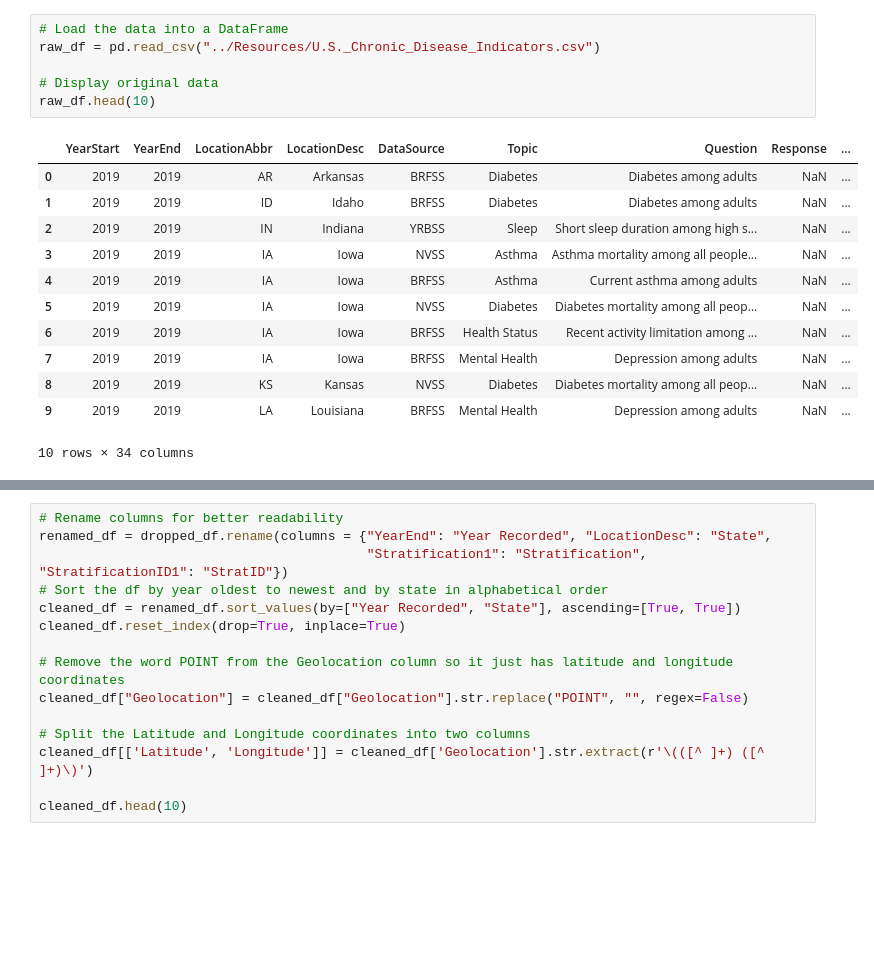
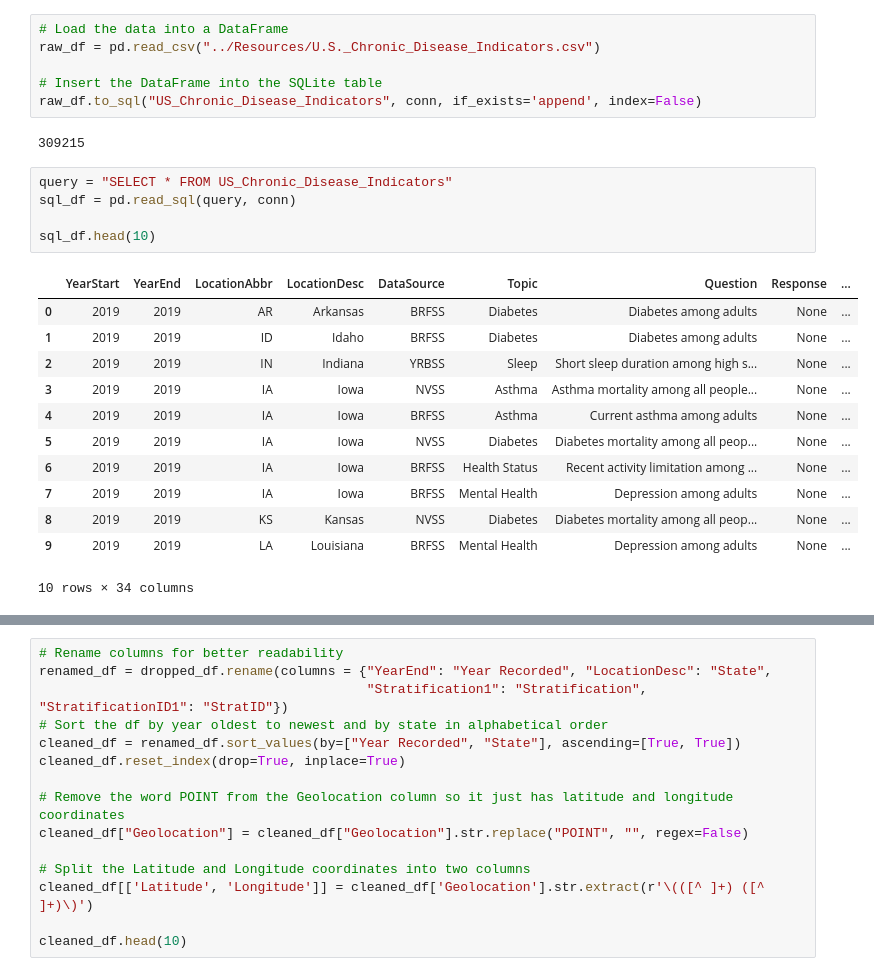
Before and after one commit to DWallace740/project3team11, a Jupyter notebook: Individual Notebooks/Avery_Javier_analysis_notebook.ipynb, the cells around one changed output, grey strips where cells are left out. Drawn from its saved outputs; the diff is of its cells as text; blank space fills up the shorter version.

```diff
--- a/Individual Notebooks/Avery_Javier_analysis_notebook.ipynb
+++ b/Individual Notebooks/Avery_Javier_analysis_notebook.ipynb
@@ -8,18 +67,25 @@ import pandas as pd
 # Load the data into a DataFrame
 raw_df = pd.read_csv("../Resources/U.S._Chronic_Disease_Indicators.csv")
 
-# Display original data
-raw_df.head(10)
+# Insert the DataFrame into the SQLite table
+raw_df.to_sql("US_Chronic_Disease_Indicators", conn, if_exists='append', index=False)
 # %% [output]
-|  | YearStart | YearEnd | LocationAbbr | LocationDesc | DataSource | Topic | Question | Response | ... |
-| 0 | 2019 | 2019 | AR | Arkansas | BRFSS | Diabetes | Diabetes among adults | NaN | ... |
-| 1 | 2019 | 2019 | ID | Idaho | BRFSS | Diabetes | Diabetes among adults | NaN | ... |
-| 2 | 2019 | 2019 | IN | Indiana | YRBSS | Sleep | Short sleep duration among high s... | NaN | ... |
-| 3 | 2019 | 2019 | IA | Iowa | NVSS | Asthma | Asthma mortality among all people... | NaN | ... |
-| 4 | 2019 | 2019 | IA | Iowa | BRFSS | Asthma | Current asthma among adults | NaN | ... |
-| 5 | 2019 | 2019 | IA | Iowa | NVSS | Diabetes | Diabetes mortality among all peop... | NaN | ... |
-| 6 | 2019 | 2019 | IA | Iowa | BRFSS | Health Status | Recent activity limitation among ... | NaN | ... |
-| 7 | 2019 | 2019 | IA | Iowa | BRFSS | Mental Health | Depression among adults | NaN | ... |
-| 8 | 2019 | 2019 | KS | Kansas | NVSS | Diabetes | Diabetes mortality among all peop... | NaN | ... |
-| 9 | 2019 | 2019 | LA | Louisiana | BRFSS | Mental Health | Depression among adults | NaN | ... |
-10 rows × 34 columns
+309215
+# %%
+query = "SELECT * FROM US_Chronic_Disease_Indicators"
+sql_df = pd.read_sql(query, conn)
+
+sql_df.head(10)
+# %% [output]
+|  | YearStart | YearEnd | LocationAbbr | LocationDesc | DataSource | Topic | Question | Response | ... |
+| 0 | 2019 | 2019 | AR | Arkansas | BRFSS | Diabetes | Diabetes among adults | None | ... |
+| 1 | 2019 | 2019 | ID | Idaho | BRFSS | Diabetes | Diabetes among adults | None | ... |
+| 2 | 2019 | 2019 | IN | Indiana | YRBSS | Sleep | Short sleep duration among high s... | None | ... |
+| 3 | 2019 | 2019 | IA | Iowa | NVSS | Asthma | Asthma mortality among all people... | None | ... |
+| 4 | 2019 | 2019 | IA | Iowa | BRFSS | Asthma | Current asthma among adults | None | ... |
+| 5 | 2019 | 2019 | IA | Iowa | NVSS | Diabetes | Diabetes mortality among all peop... | None | ... |
+| 6 | 2019 | 2019 | IA | Iowa | BRFSS | Health Status | Recent activity limitation among ... | None | ... |
+| 7 | 2019 | 2019 | IA | Iowa | BRFSS | Mental Health | Depression among adults | None | ... |
+| 8 | 2019 | 2019 | KS | Kansas | NVSS | Diabetes | Diabetes mortality among all peop... | None | ... |
+| 9 | 2019 | 2019 | LA | Louisiana | BRFSS | Mental Health | Depression among adults | None | ... |
+10 rows × 34 columns
```
Also changed, not shown: parts of 7 cells of this notebook, 2 other files.
